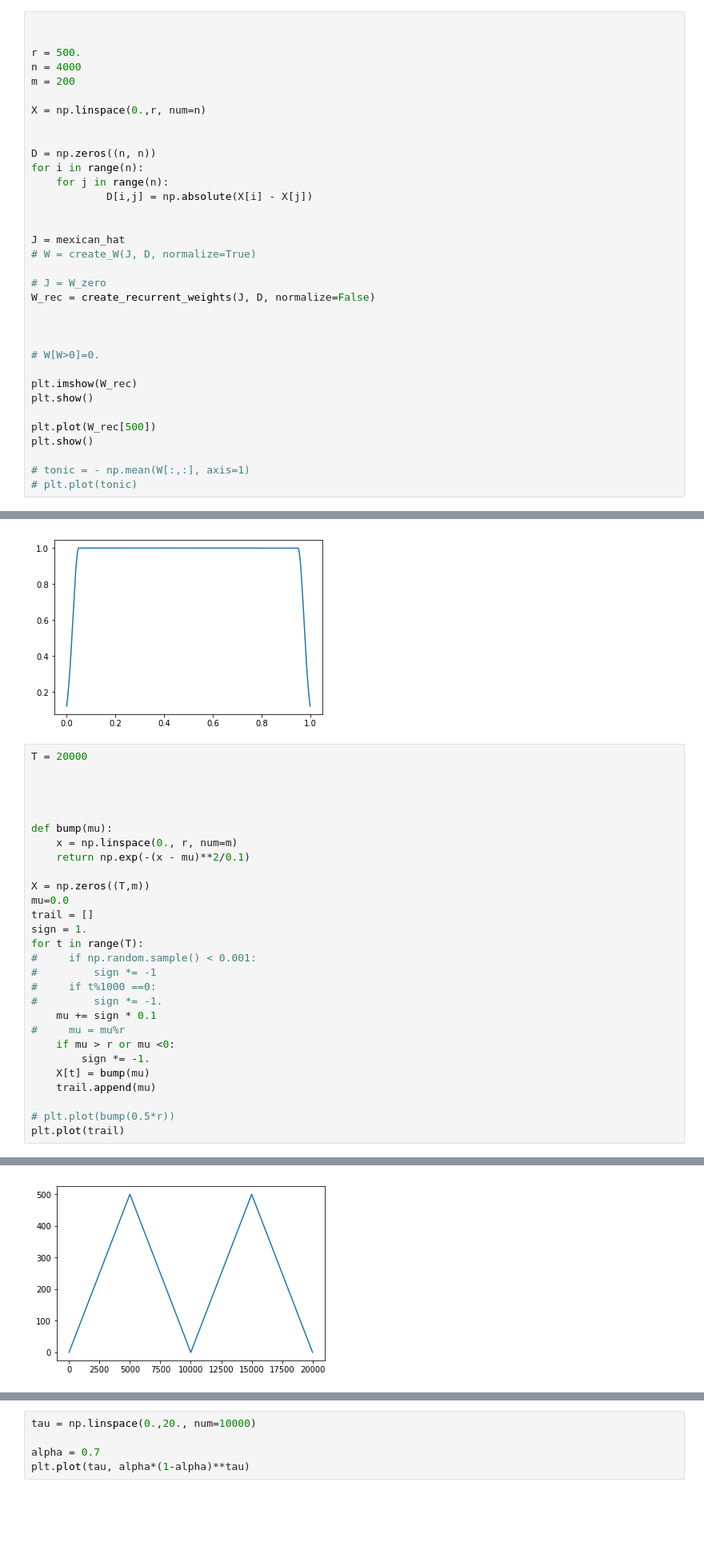
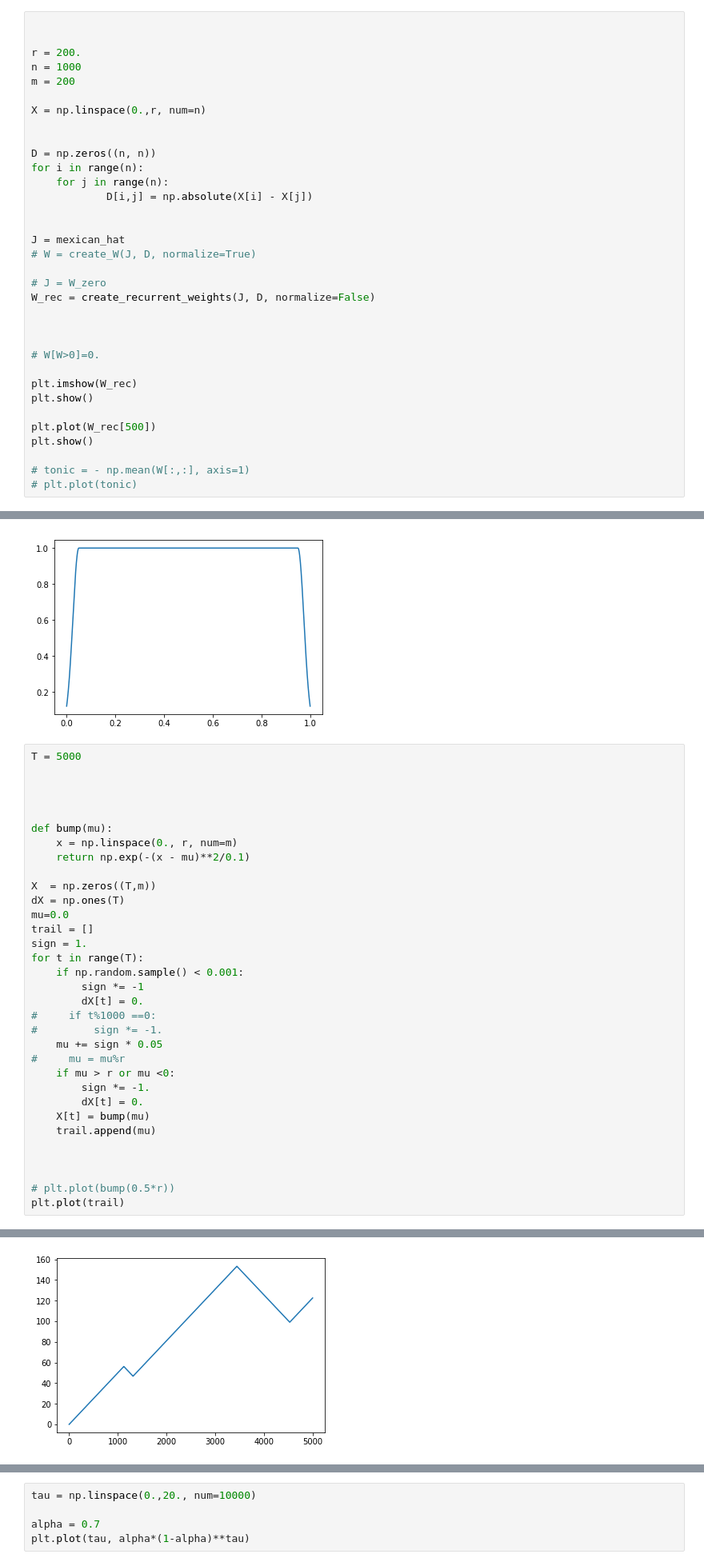
Before and after one commit to mirkoklukas/htmresearch, a Jupyter notebook: projects/gridcells/jupyter/CAN/1d CAN - with place code.ipynb, the cells around one changed output, grey strips where cells are left out. Shown at 80% size. Cells and saved outputs as stored; diff of their text form; blank space fills up the shorter version.

```diff
--- a/projects/gridcells/jupyter/CAN/1d CAN - with place code.ipynb
+++ b/projects/gridcells/jupyter/CAN/1d CAN - with place code.ipynb
@@ -13,8 +13,8 @@ from htmresearch.support.cans.basic_dynamics import *
 # %%
 
 
-r = 500.
-n = 4000
+r = 200.
+n = 1000
 m = 200
 
 X = np.linspace(0.,r, num=n)
@@ -67,33 +67,38 @@ plt.plot(np.linspace(0.,1.,n),A);
 # %% [output]
 [figure]
 # %%
-T = 20000
+T = 5000
 
 
 
 
 def bump(mu):
     x = np.linspace(0., r, num=m)
     return np.exp(-(x - mu)**2/0.1)
 
-X = np.zeros((T,m))
+X  = np.zeros((T,m))
+dX = np.ones(T)
 mu=0.0
 trail = []
 sign = 1.
 for t in range(T):
-#     if np.random.sample() < 0.001:
-#         sign *= -1
+    if np.random.sample() < 0.001:
+        sign *= -1
+        dX[t] = 0.
 #     if t%1000 ==0:
 #         sign *= -1.
-    mu += sign * 0.1
+    mu += sign * 0.05
 #     mu = mu%r
     if mu > r or mu <0:
         sign *= -1.
+        dX[t] = 0.
     X[t] = bump(mu)
     trail.append(mu)
 
+
+
 # plt.plot(bump(0.5*r))
 plt.plot(trail)
 # %% [output]
 [<matplotlib.lines.Line2D at 0x...>]
-[figure, old version]
+[figure, new version]
```
Also changed, not shown: parts of 7 cells of this notebook.
